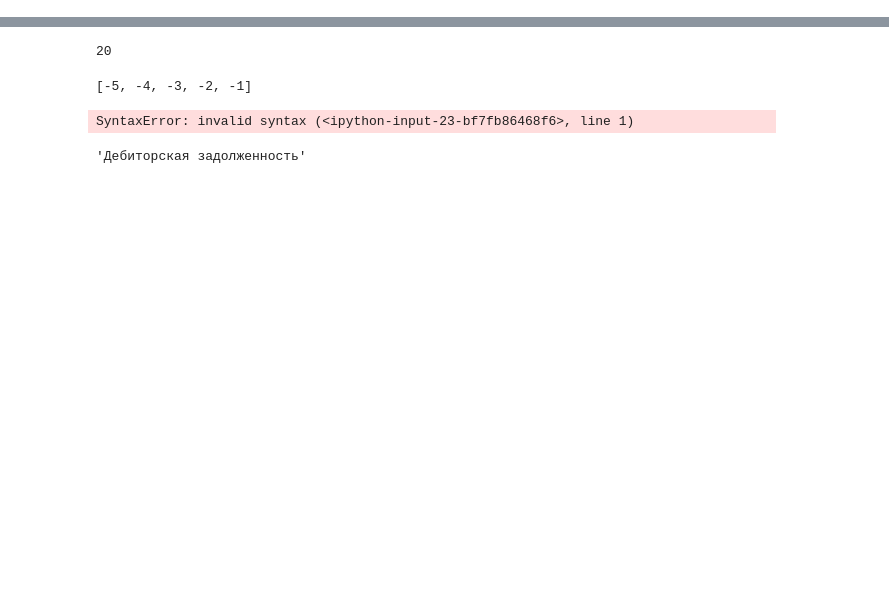
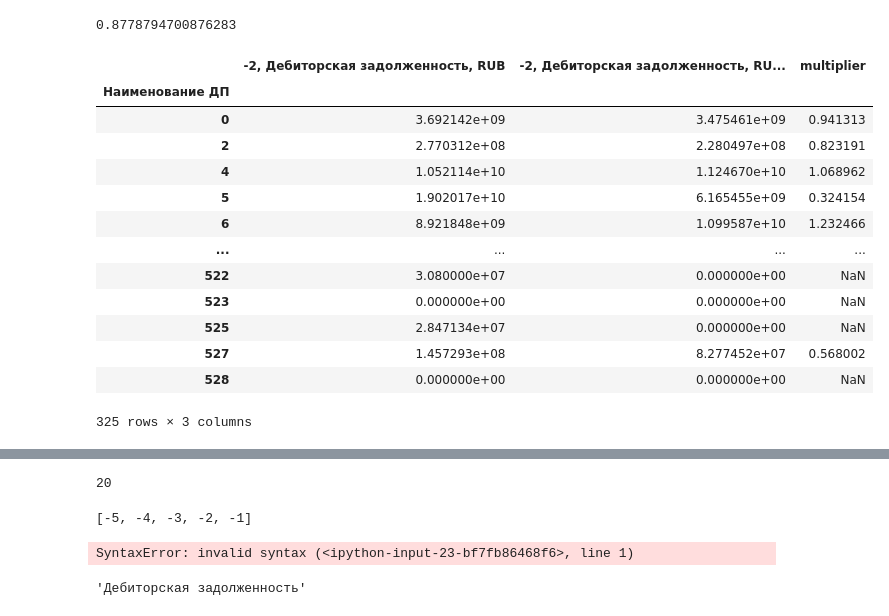
Before and after one commit to YurchenkoPO/McKinsey_Severstal_Hack_2022, a Jupyter notebook: notebooks/leha_features.ipynb, the cells around one changed output, grey strips where cells are left out. Cells and saved outputs as stored; diff of their text form; code cells hidden in the pictures; blank space fills up the shorter version.

Commit message:
normalize year

```diff
--- a/notebooks/leha_features.ipynb
+++ b/notebooks/leha_features.ipynb
@@ -11,7 +11,7 @@ pd.set_option('display.max_rows', 30)
 from server2022.data.processed.prepare_data import create_df_2years_known, create_df_0years_known, create_df_1year_known
 from server2022.data.processed.prepare_data import factors_2020, FINANCE_FEAT
 # %%
-df_0 = create_df_1year_known()
+df_1 = create_df_1year_known()
 # %%
 df_1
 # %% [output]
@@ -30,0 +43,19 @@ df_1
+# %%
+df = df_1.copy()
+#def normalize_according2year()
+index_name = 'Наименование ДП'
+df_2020 = df[df['year'] == '2020'].set_index(index_name)[[col_name]]
+df_2021 = df[df['year'] == '2021'].set_index(index_name)[[col_name]]
+
+joined = df_2021.join(df_2020, rsuffix=' prev')
+
+def func(row):
+    if (np.abs(row[col_name]) < 10) or (np.abs(row[col_name + ' prev']) < 10):
+        return np.nan
+
+    return row[col_name + ' prev'] / row[col_name]
+
+multiplier = joined.apply(func, axis=1).median(skipna=True)
+
+df.loc[df['year'] == '2020', 'Normalized ' + col_name] = df.loc[df['year'] == '2020', col_name]
+df.loc[df['year'] == '2021', 'Normalized ' + col_name] = df.loc[df['year'] == '2021', col_name] * multiplier
@@ -30,0 +78,21 @@ df_1
+# %%
+joined['multiplier'].median()
+# %% [output]
+0.8778794700876283
+# %%
+joined
+# %% [output]
+|  | -2, Дебиторская задолженность, RUB | -2, Дебиторская задолженность, RU... | multiplier |
+| Наименование ДП |  |  |  |
+| 0 | 3.692142e+09 | 3.475461e+09 | 0.941313 |
+| 2 | 2.770312e+08 | 2.280497e+08 | 0.823191 |
+| 4 | 1.052114e+10 | 1.124670e+10 | 1.068962 |
+| 5 | 1.902017e+10 | 6.165455e+09 | 0.324154 |
+| 6 | 8.921848e+09 | 1.099587e+10 | 1.232466 |
+| ... | ... | ... | ... |
+| 522 | 3.080000e+07 | 0.000000e+00 | NaN |
+| 523 | 0.000000e+00 | 0.000000e+00 | NaN |
+| 525 | 2.847134e+07 | 0.000000e+00 | NaN |
+| 527 | 1.457293e+08 | 8.277452e+07 | 0.568002 |
+| 528 | 0.000000e+00 | 0.000000e+00 | NaN |
+325 rows × 3 columns
```
Also changed, not shown: parts of 10 cells of this notebook, 1 other file.
